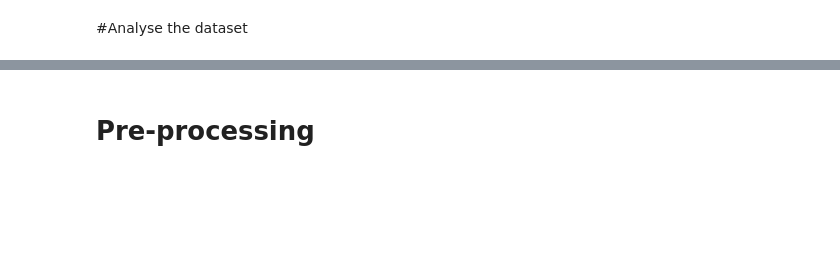
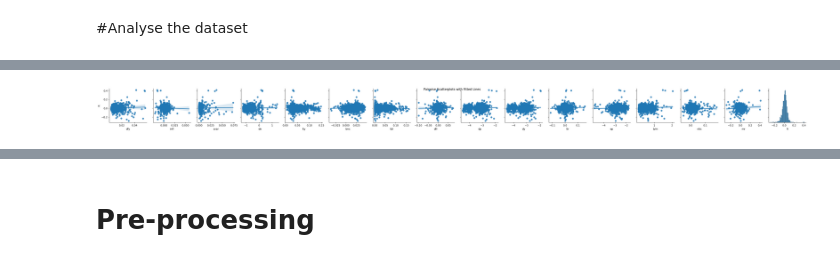
Before and after one commit to demilade27/Predicting-Monthly-Excess-Returns-of-Market-Index, a Jupyter notebook: Predicting_Monthly_Excess_Returns_of_Market_Index.ipynb, the cells around one changed output, grey strips where cells are left out. Drawn from its saved outputs; the diff is of its cells as text; code cells hidden in the pictures; blank space fills up the shorter version.

```diff
--- a/Predicting_Monthly_Excess_Returns_of_Market_Index.ipynb
+++ b/Predicting_Monthly_Excess_Returns_of_Market_Index.ipynb
@@ -73,0 +139,7 @@ memory usage: 153.1+ KB
+# %%
+# @title Residual plot
+sns.pairplot(df,y_vars=['R'],x_vars=df.select_dtypes(include='number').columns,kind='reg')
+plt.suptitle("Pairwise Scatterplots with Fitted Lines")
+plt.show()
+# %% [output]
+[figure, added]
```
Also changed, not shown: parts of 79 cells of this notebook.
